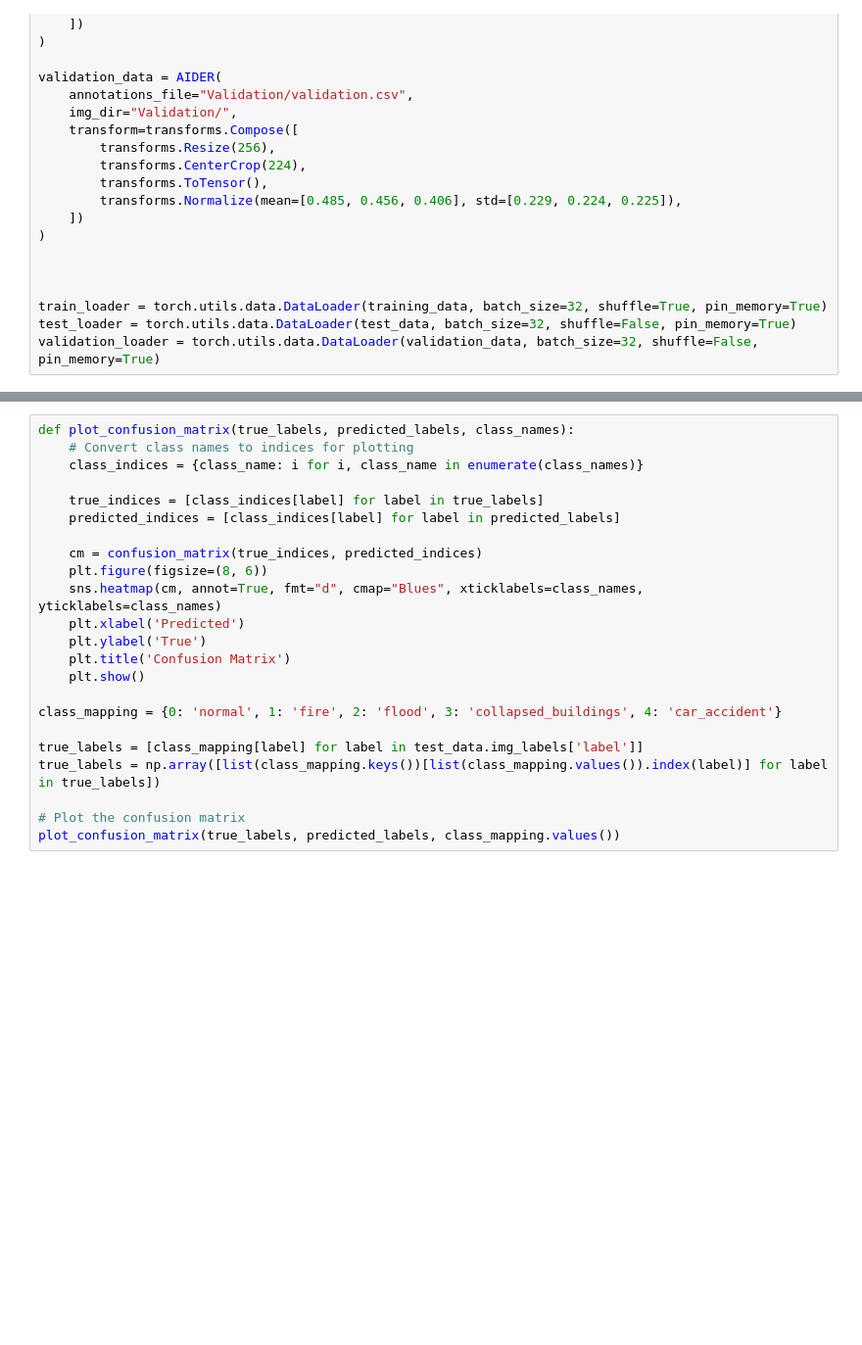
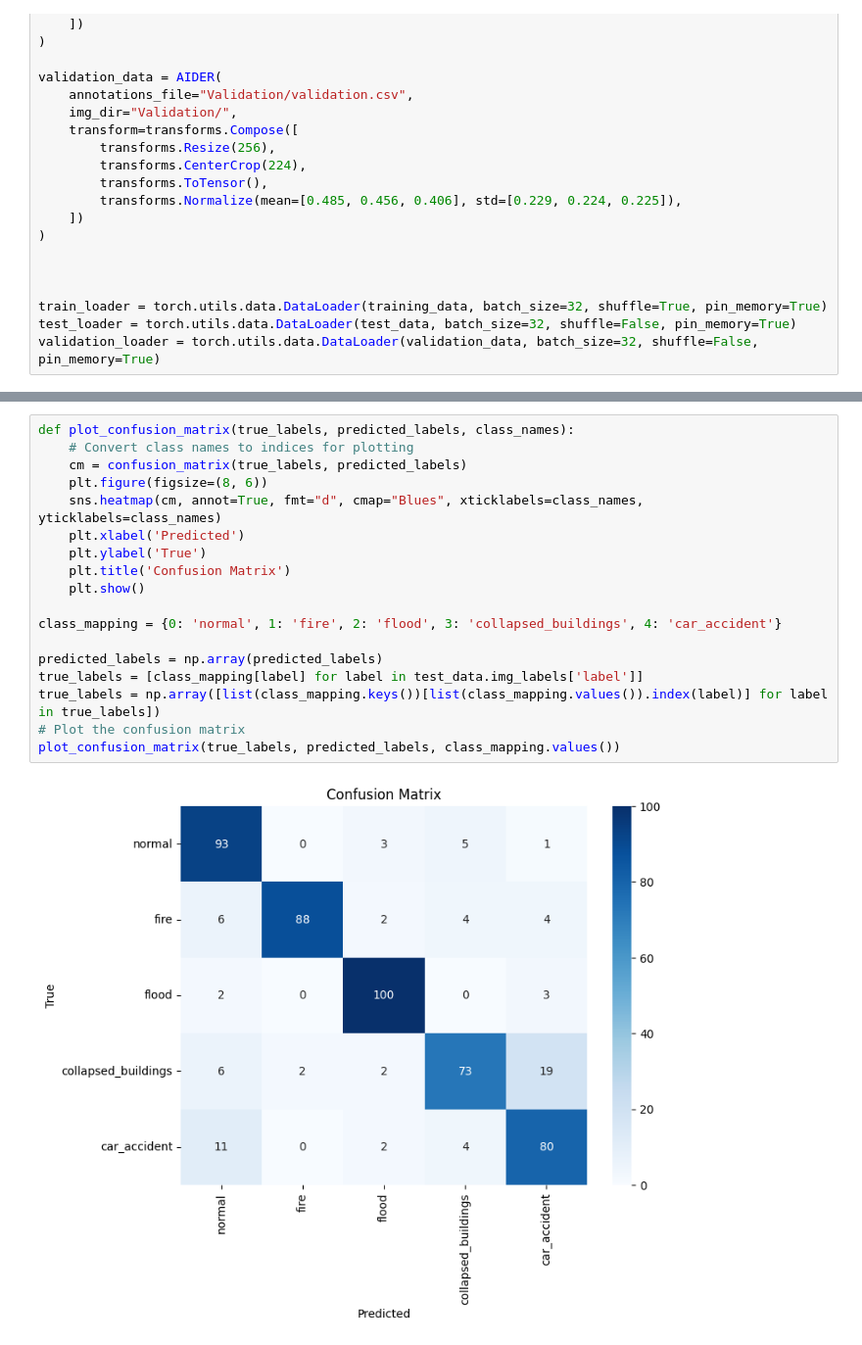
Before and after one commit to RandomPerson3109/RGB-D-CNN, a Jupyter notebook: main.ipynb, the cells around one changed output, grey strips where cells are left out. Shown: that part at 98% size. Saved outputs shown, nothing was run; the diff lists cells and outputs as text; blank space fills up the shorter version.

```diff
--- a/main.ipynb
+++ b/main.ipynb
@@ -208,23 +210,20 @@ print(f'Test Accuracy: {100 * accuracy:.2f}%')
 # %%
 def plot_confusion_matrix(true_labels, predicted_labels, class_names):
     # Convert class names to indices for plotting
-    class_indices = {class_name: i for i, class_name in enumerate(class_names)}
-
-    true_indices = [class_indices[label] for label in true_labels]
-    predicted_indices = [class_indices[label] for label in predicted_labels]
-
-    cm = confusion_matrix(true_indices, predicted_indices)
+    cm = confusion_matrix(true_labels, predicted_labels)
     plt.figure(figsize=(8, 6))
     sns.heatmap(cm, annot=True, fmt="d", cmap="Blues", xticklabels=class_names, yticklabels=class_names)
     plt.xlabel('Predicted')
     plt.ylabel('True')
     plt.title('Confusion Matrix')
     plt.show()
 
 class_mapping = {0: 'normal', 1: 'fire', 2: 'flood', 3: 'collapsed_buildings', 4: 'car_accident'}
 
+predicted_labels = np.array(predicted_labels)
 true_labels = [class_mapping[label] for label in test_data.img_labels['label']]
 true_labels = np.array([list(class_mapping.keys())[list(class_mapping.values()).index(label)] for label in true_labels])
-
 # Plot the confusion matrix
 plot_confusion_matrix(true_labels, predicted_labels, class_mapping.values())
+# %% [output]
+[figure, added]
```
Also changed, not shown: parts of 2 cells of this notebook.
